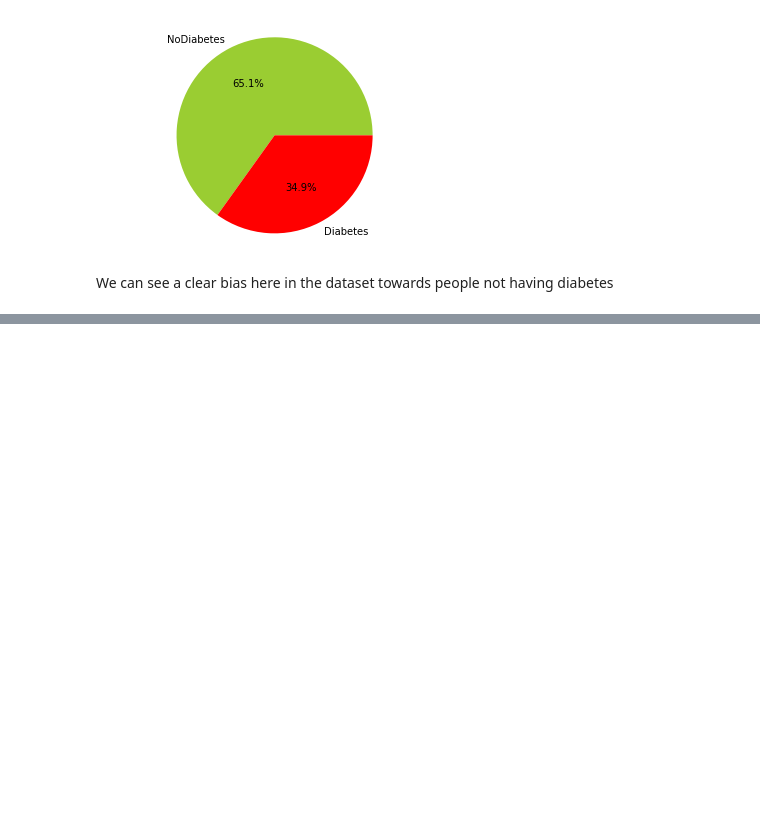
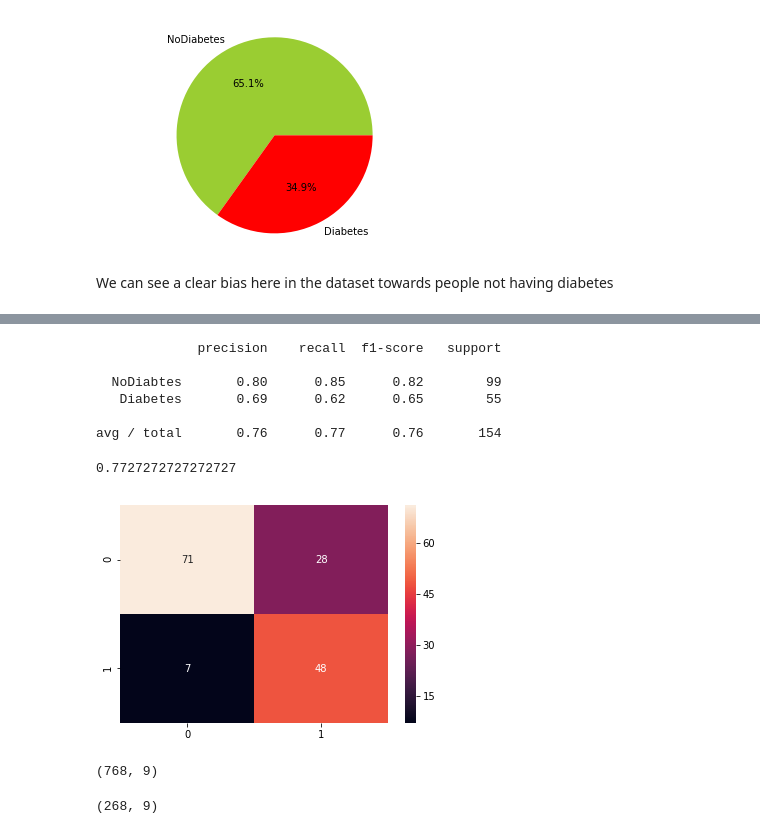
Before and after one commit to gregory1506/COMP6390, a Jupyter notebook: 03717357_Gregory_A4/03717357_COMP6930_A4_Q1.ipynb, the cells around one changed output, grey strips where cells are left out. Cells and saved outputs as stored; diff of their text form; code cells hidden in the pictures; blank space fills up the shorter version.

```diff
--- a/03717357_Gregory_A4/03717357_COMP6930_A4_Q1.ipynb
+++ b/03717357_Gregory_A4/03717357_COMP6930_A4_Q1.ipynb
@@ -165,0 +221,25 @@ f1_score(y2_test, y4_pred)
+# %%
+pipeline_nb = Pipeline([('clf', GaussianNB(priors=[0.349,0.651]))])
+pipeline_nb.fit(X_train,y_train)
+y5_pred = pipeline_nb.predict(X_test)
+sns.heatmap(confusion_matrix(y_test, y5_pred), annot=True)
+print(classification_report(y_test,y3_pred,target_names=["NoDiabtes","Diabetes"]))
+accuracy_score(y_test, y5_pred)
+# %% [output]
+             precision    recall  f1-score   support
+
+  NoDiabtes       0.80      0.85      0.82        99
+   Diabetes       0.69      0.62      0.65        55
+
+avg / total       0.76      0.77      0.76       154
+0.7727272727272727
+[figure, added]
+# %%
+# lets make a dataframe with a more balanced set of outcomes
+df.shape
+# %% [output]
+(768, 9)
+# %%
+df[df.Outcome == 1].shape
+# %% [output]
+(268, 9)
```
Also changed, not shown: parts of 21 cells of this notebook, 1 other file.
